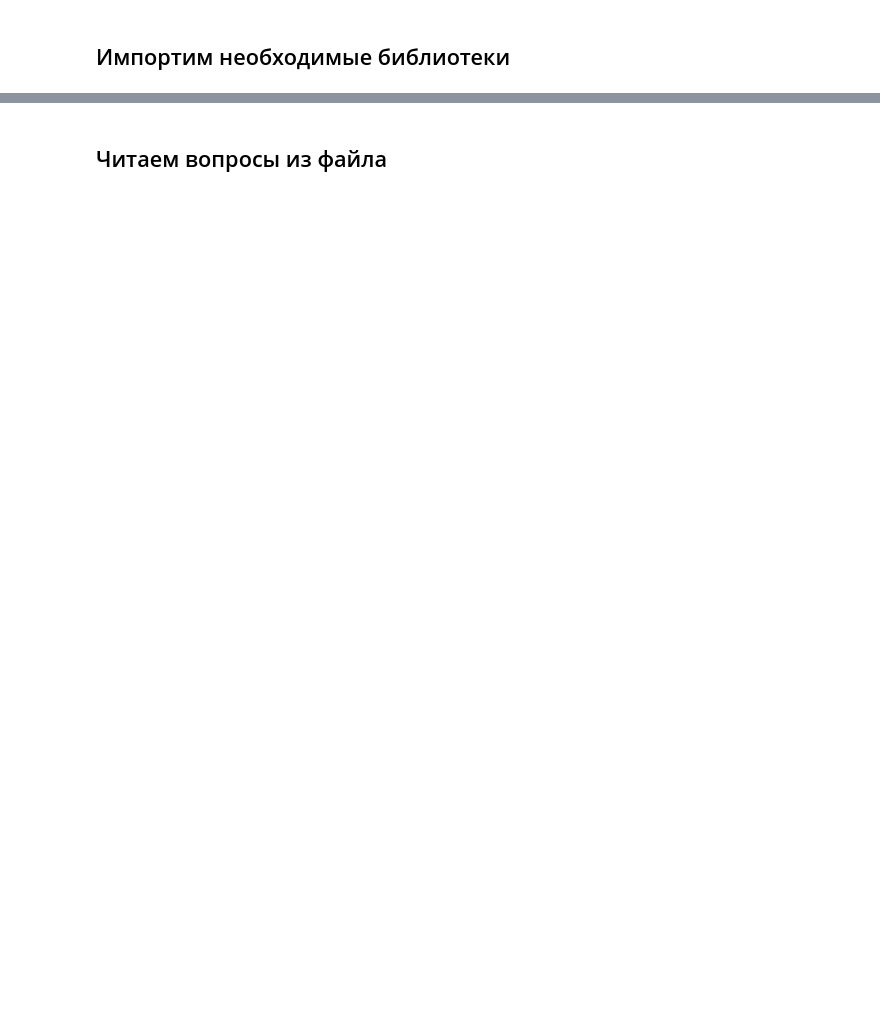
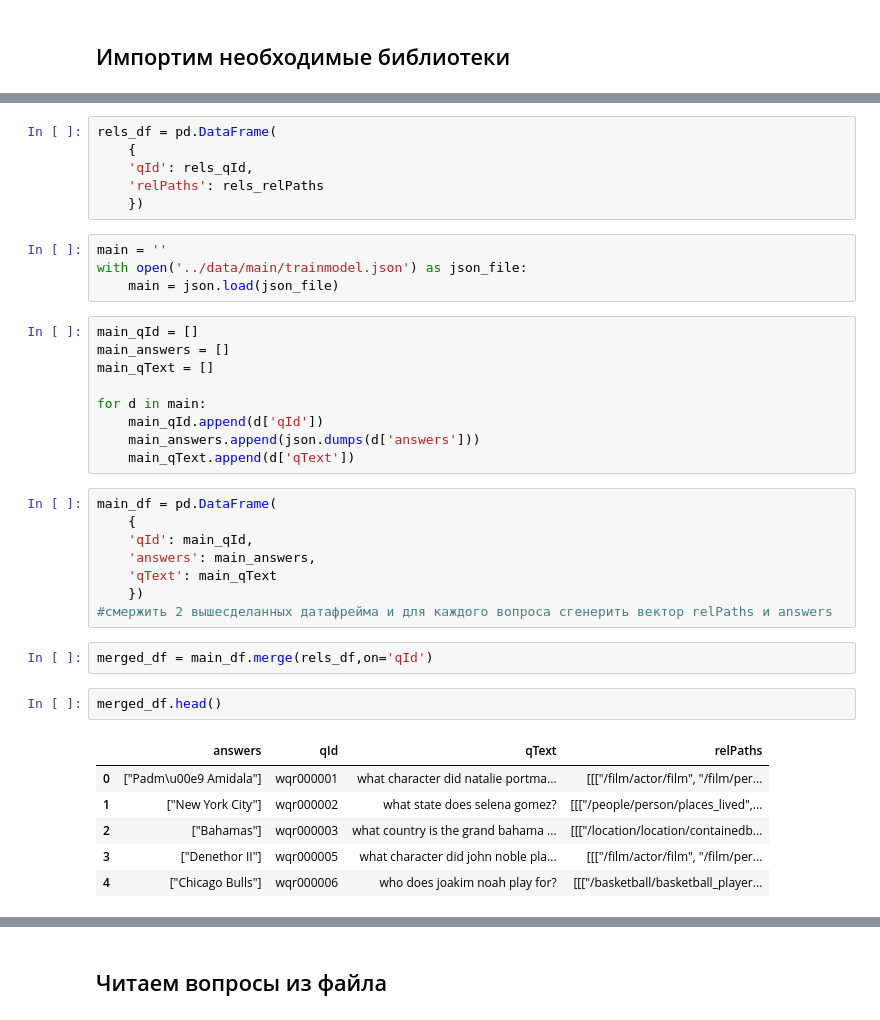
Before and after one commit to Perevalov/question_answering, a Jupyter notebook: notebooks/MCCNN.ipynb, the cells around one changed output, grey strips where cells are left out. Cells and saved outputs as stored; diff of their text form; blank space fills up the shorter version.

```diff
--- a/notebooks/MCCNN.ipynb
+++ b/notebooks/MCCNN.ipynb
@@ -28,0 +43,38 @@ Using TensorFlow backend.
+# %%
+rels_df = pd.DataFrame(
+    {
+    'qId': rels_qId,
+    'relPaths': rels_relPaths
+    })
+# %%
+main = ''
+with open('../data/main/trainmodel.json') as json_file:
+    main = json.load(json_file)
+# %%
+main_qId = []
+main_answers = []
+main_qText = []
+
+for d in main:
+    main_qId.append(d['qId'])
+    main_answers.append(json.dumps(d['answers']))
+    main_qText.append(d['qText'])
+# %%
+main_df = pd.DataFrame(
+    {
+    'qId': main_qId,
+    'answers': main_answers,
+    'qText': main_qText
+    })
+#смержить 2 вышесделанных датафрейма и для каждого вопроса сгенерить вектор relPaths и answers
+# %%
+merged_df = main_df.merge(rels_df,on='qId')
+# %%
+merged_df.head()
+# %% [output]
+|  | answers | qId | qText | relPaths |
+| 0 | ["Padm\u00e9 Amidala"] | wqr000001 | what character did natalie portma... | [[["/film/actor/film", "/film/per... |
+| 1 | ["New York City"] | wqr000002 | what state does selena gomez? | [[["/people/person/places_lived",... |
+| 2 | ["Bahamas"] | wqr000003 | what country is the grand bahama ... | [[["/location/location/containedb... |
+| 3 | ["Denethor II"] | wqr000005 | what character did john noble pla... | [[["/film/actor/film", "/film/per... |
+| 4 | ["Chicago Bulls"] | wqr000006 | who does joakim noah play for? | [[["/basketball/basketball_player... |
```
Also changed, not shown: parts of 39 cells of this notebook, 1 other file.
